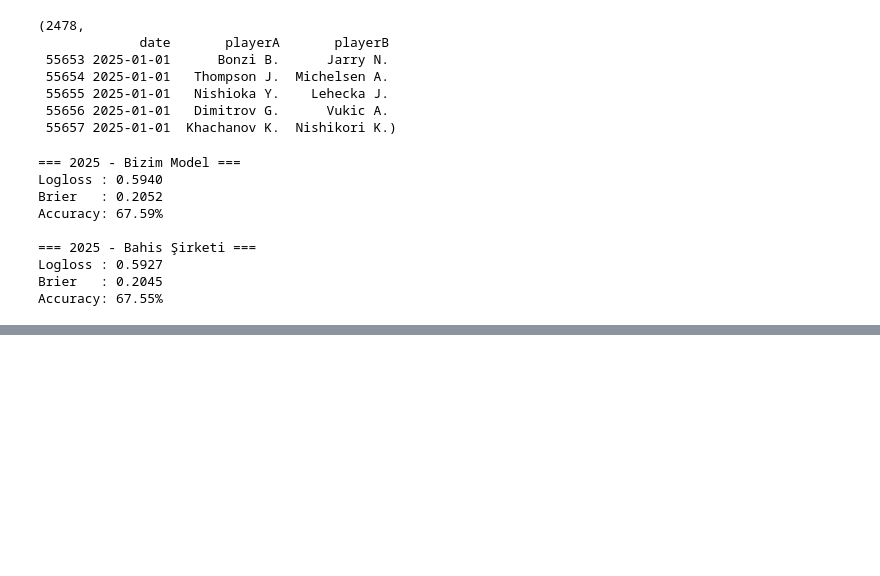
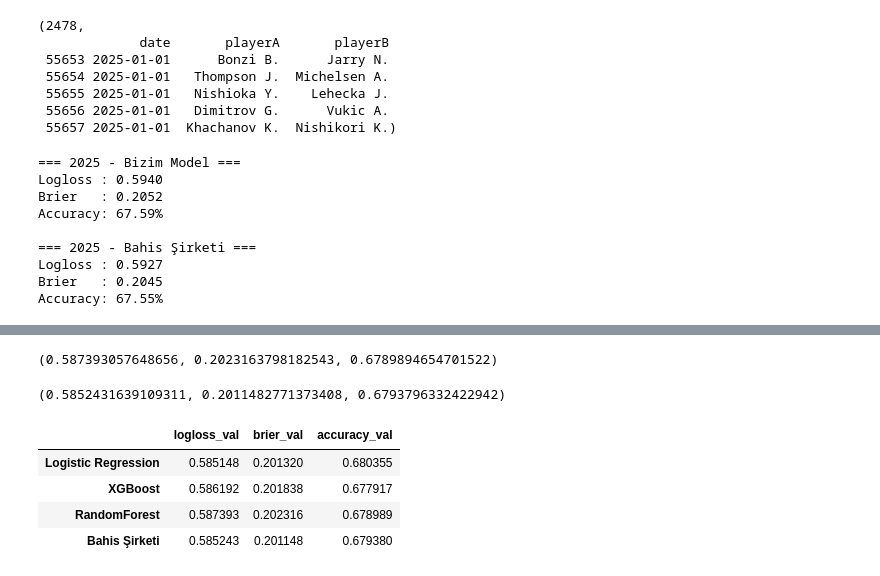
Before and after one commit to alperpamukcu/predictive-serve, a Jupyter notebook: notebooks/02_train_models.ipynb, the cells around one changed output, grey strips where cells are left out. Drawn from its saved outputs; the diff is of its cells as text; code cells hidden in the pictures; blank space fills up the shorter version.

```diff
--- a/notebooks/02_train_models.ipynb
+++ b/notebooks/02_train_models.ipynb
@@ -572,0 +1123,66 @@ len(feature_cols), feature_cols[:15]
+# %%
+rf = RandomForestClassifier(
+    n_estimators=400,
+    max_depth=None,
+    min_samples_split=20,
+    min_samples_leaf=20,
+    n_jobs=-1,
+    random_state=42,
+)
+
+rf.fit(X_train_imp, y_train)
+
+proba_rf = rf.predict_proba(X_val_imp)[:, 1]
+pred_rf = (proba_rf >= 0.5).astype(int)
+
+logloss_rf = log_loss(y_val, proba_rf)
+brier_rf = brier_score_loss(y_val, proba_rf)
+acc_rf = accuracy_score(y_val, pred_rf)
+
+logloss_rf, brier_rf, acc_rf
+# %% [output]
+(0.587393057648656, 0.2023163798182543, 0.6789894654701522)
+# %%
+val_df = df.loc[val_mask].copy()
+
+market_proba = val_df["pA_market"].values
+market_pred = (market_proba >= 0.5).astype(int)
+
+logloss_market = log_loss(y_val, market_proba)
+brier_market = brier_score_loss(y_val, market_proba)
+acc_market = accuracy_score(y_val, market_pred)
+
+logloss_market, brier_market, acc_market
+# %% [output]
+(0.5852431639109311, 0.2011482771373408, 0.6793796332422942)
+# %%
+results = pd.DataFrame(
+    {
+        "logloss_val": {
+            "Logistic Regression": logloss_logreg,
+            "XGBoost": logloss_xgb,
+            "RandomForest": logloss_rf,
+            "Bahis Şirketi": logloss_market,
+        },
+        "brier_val": {
+            "Logistic Regression": brier_logreg,
+            "XGBoost": brier_xgb,
+            "RandomForest": brier_rf,
+            "Bahis Şirketi": brier_market,
+        },
+        "accuracy_val": {
+            "Logistic Regression": acc_logreg,
+            "XGBoost": acc_xgb,
+            "RandomForest": acc_rf,
+            "Bahis Şirketi": acc_market,
+        },
+    }
+)
+
+results
+# %% [output]
+|  | logloss_val | brier_val | accuracy_val |
+| Logistic Regression | 0.585148 | 0.201320 | 0.680355 |
+| XGBoost | 0.586192 | 0.201838 | 0.677917 |
+| RandomForest | 0.587393 | 0.202316 | 0.678989 |
+| Bahis Şirketi | 0.585243 | 0.201148 | 0.679380 |
```
Also changed, not shown: parts of 23 cells of this notebook, 15 other files.
